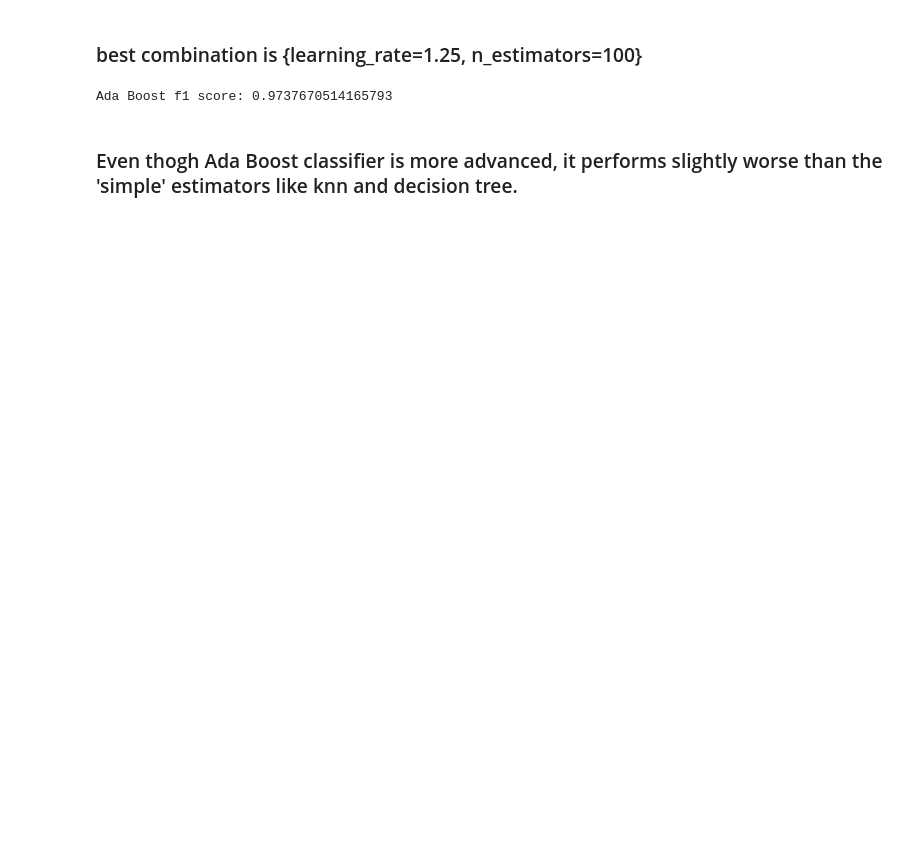
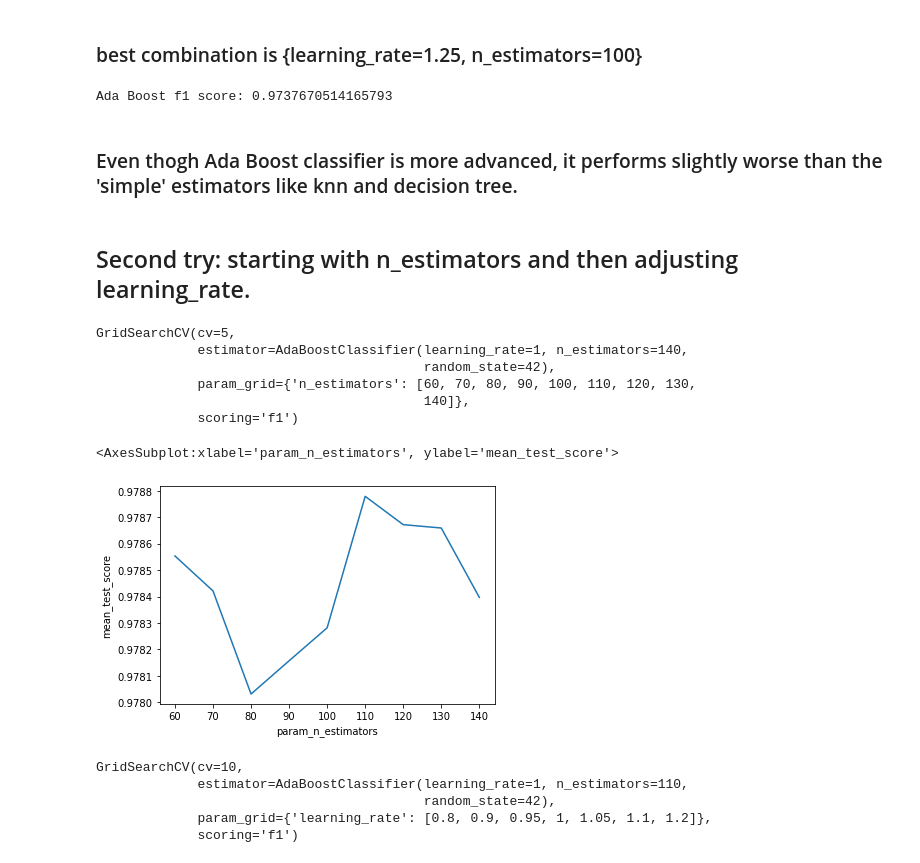
Before and after one commit to oridarshan/data-visualization-project, a Jupyter notebook: Classification notebook.ipynb, the cells around one changed output. Saved outputs shown, nothing was run; the diff lists cells and outputs as text; code cells hidden in the pictures; blank space fills up the shorter version.

Commit message:
ada boost 2

```diff
--- a/Classification notebook.ipynb
+++ b/Classification notebook.ipynb
@@ -609,3 +609,32 @@ print("Ada Boost f1 score: " + str(f1_score(y_test,ada_pred)))
 Ada Boost f1 score: 0.9737670514165793
 # %% [markdown]
 ### Even thogh Ada Boost classifier is more advanced, it performs slightly worse than the 'simple' estimators like knn and decision tree.
+# %% [markdown]
+## Second try: starting with n_estimators and then adjusting learning_rate.
+# %%
+abc.learning_rate = 1
+grid = GridSearchCV(abc, {'n_estimators':[60,70,80,90,100,110,120,130,140]}, cv=5, scoring='f1')
+grid.fit(X_train,y_train)
+# %% [output]
+GridSearchCV(cv=5,
+             estimator=AdaBoostClassifier(learning_rate=1, n_estimators=140,
+                                          random_state=42),
+             param_grid={'n_estimators': [60, 70, 80, 90, 100, 110, 120, 130,
+                                          140]},
+             scoring='f1')
+# %%
+n_estimators_eval=pd.DataFrame(grid.cv_results_)[['param_n_estimators','mean_test_score']]
+sns.lineplot(data=n_estimators_eval,x='param_n_estimators',y='mean_test_score')
+# %% [output]
+<AxesSubplot:xlabel='param_n_estimators', ylabel='mean_test_score'>
+[figure, added]
+# %%
+abc=grid.best_estimator_
+grid = GridSearchCV(abc, {'learning_rate':[0.8,0.9,0.95,1,1.05,1.1,1.2]}, cv=10, scoring='f1')
+grid.fit(X_train,y_train)
+# %% [output]
+GridSearchCV(cv=10,
+             estimator=AdaBoostClassifier(learning_rate=1, n_estimators=110,
+                                          random_state=42),
+             param_grid={'learning_rate': [0.8, 0.9, 0.95, 1, 1.05, 1.1, 1.2]},
+             scoring='f1')
```
Also changed, not shown: parts of 14 cells of this notebook.
